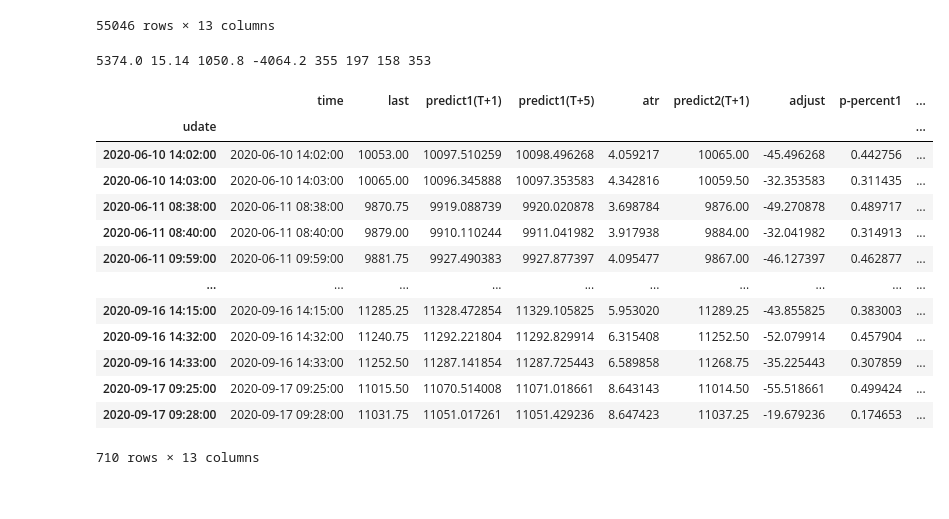
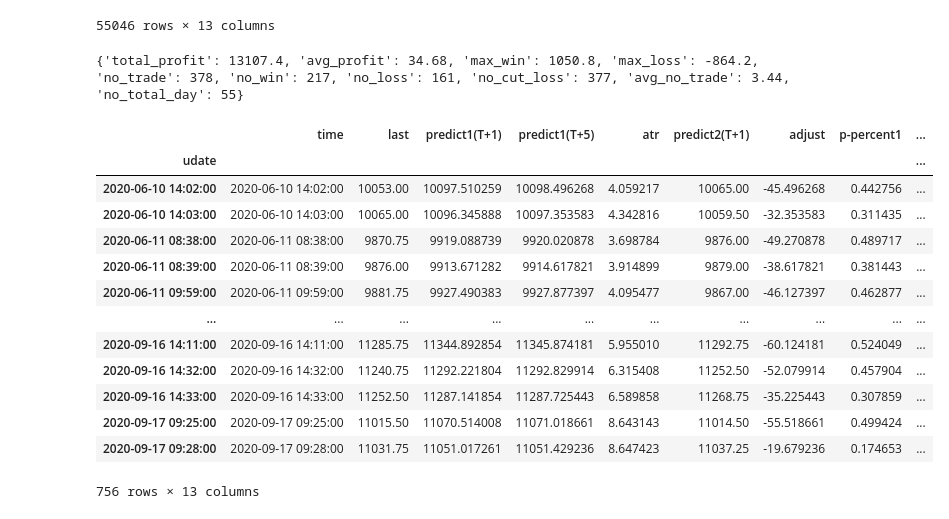
Before and after one commit to webclinic017/dbpower-machine-learning-project, a Jupyter notebook: algo.ipynb, the cells around one changed output. Cells and saved outputs as stored; diff of their text form; code cells hidden in the pictures.

```diff
--- a/algo.ipynb
+++ b/algo.ipynb
@@ -64,7 +64,7 @@ df2
 direction = 'long' # 方向
 vol = 0.45 # 买卖波幅
 vol2 = 0 # 止蚀波幅
-cutloss = 1.5 # 止蚀
+cutloss = 1.05 # 止蚀
 
 # 3.1
 df4 = pd.DataFrame(columns = ['udate', 'action', 'cash', 'profit', 'message'])
@@ -171,44 +171,50 @@ if direction == 'long':
 elif direction == 'short':
     no_trade = df6.loc[(df6['action']=='sell')].shape[0]
 total_profit = df6.iloc[-1]['cash'].round(2)
 avg_profit = df6['profit'].mean().round(2)
 max_win = df6['profit'].max().round(2)
 max_loss = df6['profit'].min().round(2)
 no_win = int(np.sum(df6['profit'] > 0))
 no_loss = int(np.sum(df6['profit'] <= 0))
 no_cut_loss = int(np.sum(df6['action'] == 'cut'))
+no_total_day = len(df5.groupby(df5['udate'].dt.date).size())
+no_trade_day = len(df5.groupby(df6['time'].dt.date).size())
+avg_no_trade = round(no_trade/no_total_day, 2)
+
 # 5.2 加颜色
 for k5, v5 in df6.iterrows():
     # 5.3 profit
     if df6.loc[k5, 'profit'] > 0:
         df6.loc[k5, 'profit'] = '<font class="text-danger">+'+str(df6.loc[k5, 'profit'])+'</font>'
     elif df6.loc[k5, 'profit'] <= 0:
         df6.loc[k5, 'profit'] = '<font class="text-success">'+str(df6.loc[k5, 'profit'])+'</font>'
     # 5.4 cash
     if df6.loc[k5, 'cash'] > 0:
         df6.loc[k5, 'cash'] = '<font class="text-danger">+'+str(df6.loc[k5, 'cash'])+'</font>'
     elif df6.loc[k5, 'cash'] <= 0:
         df6.loc[k5, 'cash'] = '<font class="text-success">'+str(df6.loc[k5, 'cash'])+'</font>'
 html = df6.to_html(classes='table table-sm table-striped', index=False, escape=False, border=0).replace('border="1"', 'border="0"').replace('NaN', '')
-data5 = json.dumps({'no_trade': no_trade, 'no_win': no_win, 'no_loss': no_loss, 'no_cut_loss': no_cut_loss,
-                    'total_profit': total_profit, 'avg_profit': avg_profit, 'max_win': max_win, 'max_loss': max_loss,
-                    'html': html})
+data4 = {'total_profit': total_profit, 'avg_profit': avg_profit, 'max_win': max_win, 'max_loss': max_loss,
+         'no_trade': no_trade, 'no_win': no_win, 'no_loss': no_loss, 'no_cut_loss': no_cut_loss, 'avg_no_trade': avg_no_trade, 'no_total_day': no_total_day,
+         'html': html}
+data5 = json.dumps(data4)
 
-print(total_profit, avg_profit, max_win, max_loss, no_trade, no_win, no_loss, no_cut_loss,)
+del data4['html']
+print(data4)
 df6
 # %% [output]
-5374.0 15.14 1050.8 -4064.2 355 197 158 353
+{'total_profit': 13107.4, 'avg_profit': 34.68, 'max_win': 1050.8, 'max_loss': -864.2, 'no_trade': 378, 'no_win': 217, 'no_loss': 161, 'no_cut_loss': 377, 'avg_no_trade': 3.44, 'no_total_day': 55}
 |  | time | last | predict1(T+1) | predict1(T+5) | atr | predict2(T+1) | adjust | p-percent1 | ... |
 | udate |  |  |  |  |  |  |  |  | ... |
 | 2020-06-10 14:02:00 | 2020-06-10 14:02:00 | 10053.00 | 10097.510259 | 10098.496268 | 4.059217 | 10065.00 | -45.496268 | 0.442756 | ... |
 | 2020-06-10 14:03:00 | 2020-06-10 14:03:00 | 10065.00 | 10096.345888 | 10097.353583 | 4.342816 | 10059.50 | -32.353583 | 0.311435 | ... |
 | 2020-06-11 08:38:00 | 2020-06-11 08:38:00 | 9870.75 | 9919.088739 | 9920.020878 | 3.698784 | 9876.00 | -49.270878 | 0.489717 | ... |
-| 2020-06-11 08:40:00 | 2020-06-11 08:40:00 | 9879.00 | 9910.110244 | 9911.041982 | 3.917938 | 9884.00 | -32.041982 | 0.314913 | ... |
+| 2020-06-11 08:39:00 | 2020-06-11 08:39:00 | 9876.00 | 9913.671282 | 9914.617821 | 3.914899 | 9879.00 | -38.617821 | 0.381443 | ... |
 | 2020-06-11 09:59:00 | 2020-06-11 09:59:00 | 9881.75 | 9927.490383 | 9927.877397 | 4.095477 | 9867.00 | -46.127397 | 0.462877 | ... |
 | ... | ... | ... | ... | ... | ... | ... | ... | ... | ... |
-| 2020-09-16 14:15:00 | 2020-09-16 14:15:00 | 11285.25 | 11328.472854 | 11329.105825 | 5.953020 | 11289.25 | -43.855825 | 0.383003 | ... |
+| 2020-09-16 14:11:00 | 2020-09-16 14:11:00 | 11285.75 | 11344.892854 | 11345.874181 | 5.955010 | 11292.75 | -60.124181 | 0.524049 | ... |
 | 2020-09-16 14:32:00 | 2020-09-16 14:32:00 | 11240.75 | 11292.221804 | 11292.829914 | 6.315408 | 11252.50 | -52.079914 | 0.457904 | ... |
 | 2020-09-16 14:33:00 | 2020-09-16 14:33:00 | 11252.50 | 11287.141854 | 11287.725443 | 6.589858 | 11268.75 | -35.225443 | 0.307859 | ... |
 | 2020-09-17 09:25:00 | 2020-09-17 09:25:00 | 11015.50 | 11070.514008 | 11071.018661 | 8.643143 | 11014.50 | -55.518661 | 0.499424 | ... |
 | 2020-09-17 09:28:00 | 2020-09-17 09:28:00 | 11031.75 | 11051.017261 | 11051.429236 | 8.647423 | 11037.25 | -19.679236 | 0.174653 | ... |
-710 rows × 13 columns
+756 rows × 13 columns
```
Also changed, not shown: parts of 1 cell of this notebook, 2 other files.
